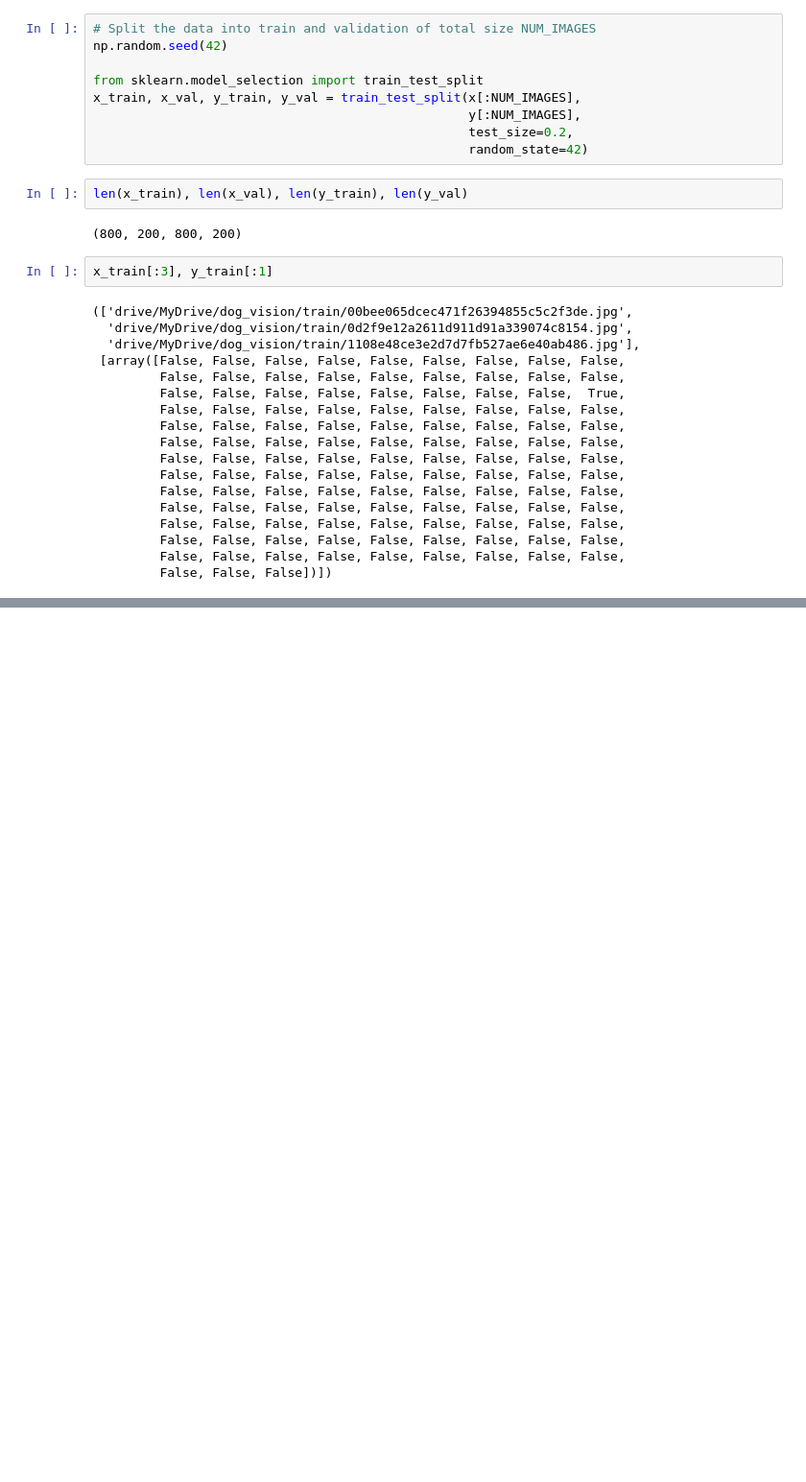
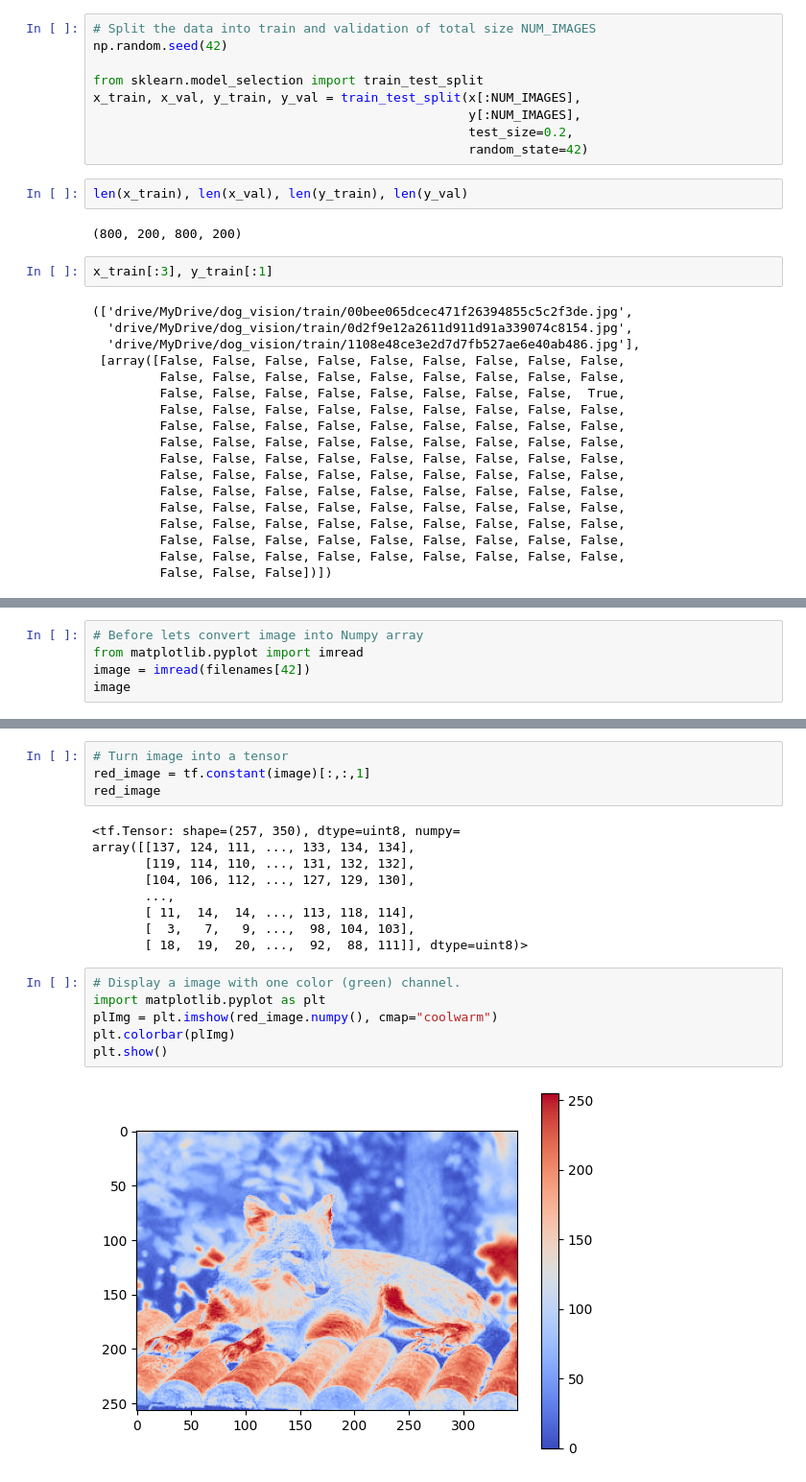
Before and after one commit to rezaazimibar/MachineLearning-projects-playground, a Jupyter notebook: RegularProjects/dog_breed-classification/dog_breed_prediction.ipynb, the cells around one changed output, grey strips where cells are left out. Shown at 96% size. Saved outputs shown, nothing was run; the diff lists cells and outputs as text; blank space fills up the shorter version.

Commit message:
dog breed classification: implementing function that preprocess images

```diff
--- a/RegularProjects/dog_breed-classification/dog_breed_prediction.ipynb
+++ b/RegularProjects/dog_breed-classification/dog_breed_prediction.ipynb
@@ -235,0 +238,5 @@ x_train[:3], y_train[:1]
+# %%
+# Before lets convert image into Numpy array
+from matplotlib.pyplot import imread
+image = imread(filenames[42])
+image
@@ -235,0 +286,21 @@ x_train[:3], y_train[:1]
+# %%
+# Turn image into a tensor
+red_image = tf.constant(image)[:,:,1]
+red_image
+# %% [output]
+<tf.Tensor: shape=(257, 350), dtype=uint8, numpy=
+array([[137, 124, 111, ..., 133, 134, 134],
+       [119, 114, 110, ..., 131, 132, 132],
+       [104, 106, 112, ..., 127, 129, 130],
+       ...,
+       [ 11,  14,  14, ..., 113, 118, 114],
+       [  3,   7,   9, ...,  98, 104, 103],
+       [ 18,  19,  20, ...,  92,  88, 111]], dtype=uint8)>
+# %%
+# Display a image with one color (green) channel.
+import matplotlib.pyplot as plt
+plImg = plt.imshow(red_image.numpy(), cmap="coolwarm")
+plt.colorbar(plImg)
+plt.show()
+# %% [output]
+[figure, added]
```
Also changed, not shown: parts of 7 cells of this notebook.
